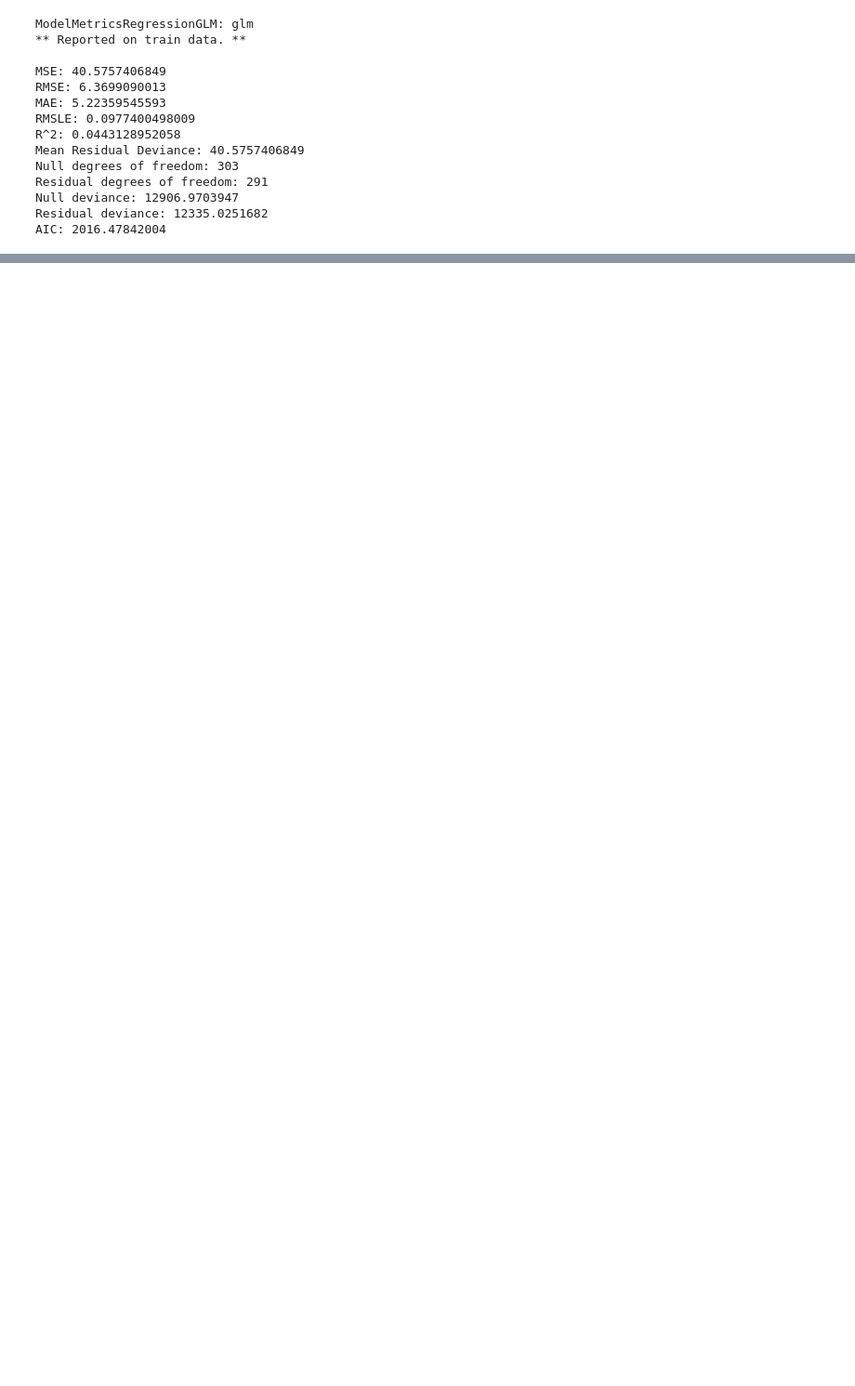
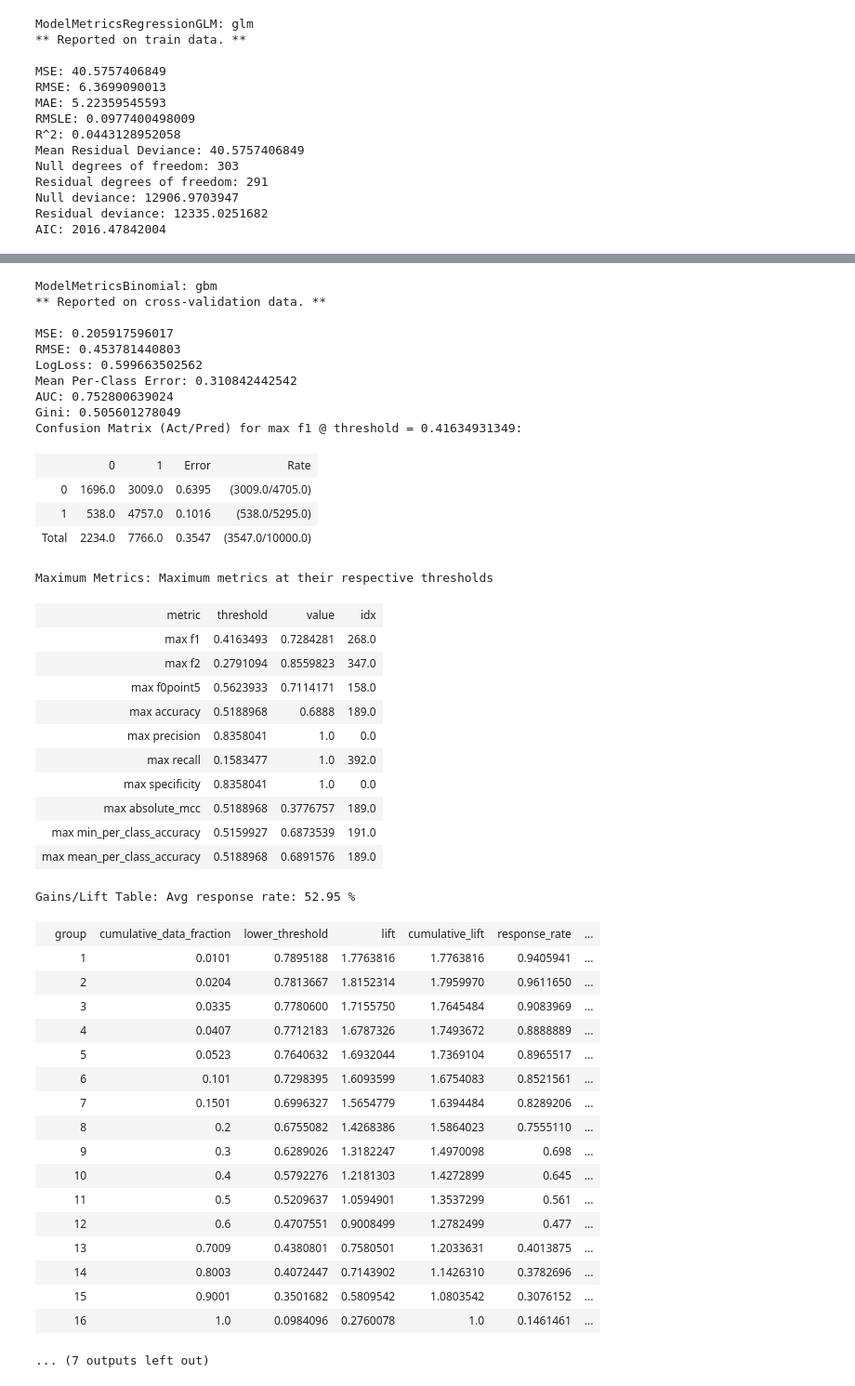
Before and after one commit to Kapetis/ST2, a Jupyter notebook: H2o Stacking method.ipynb, the cells around one changed output, grey strips where cells are left out. Shown at 93% size. Drawn from its saved outputs; the diff is of its cells as text; code cells hidden in the pictures; blank space fills up the shorter version.

```diff
--- a/H2o Stacking method.ipynb
+++ b/H2o Stacking method.ipynb
@@ -85,0 +506,3 @@ AIC: 2016.47842004
+# %%
+my_gbm
+# %% [output]
@@ -85,0 +558,45 @@ AIC: 2016.47842004
+ModelMetricsBinomial: gbm
+** Reported on cross-validation data. **
+
+MSE: 0.205917596017
+RMSE: 0.453781440803
+LogLoss: 0.599663502562
+Mean Per-Class Error: 0.310842442542
+AUC: 0.752800639024
+Gini: 0.505601278049
+Confusion Matrix (Act/Pred) for max f1 @ threshold = 0.41634931349:
+|  | 0 | 1 | Error | Rate |
+| 0 | 1696.0 | 3009.0 | 0.6395 | (3009.0/4705.0) |
+| 1 | 538.0 | 4757.0 | 0.1016 | (538.0/5295.0) |
+| Total | 2234.0 | 7766.0 | 0.3547 | (3547.0/10000.0) |
+Maximum Metrics: Maximum metrics at their respective thresholds
+| metric | threshold | value | idx |
+| max f1 | 0.4163493 | 0.7284281 | 268.0 |
+| max f2 | 0.2791094 | 0.8559823 | 347.0 |
+| max f0point5 | 0.5623933 | 0.7114171 | 158.0 |
+| max accuracy | 0.5188968 | 0.6888 | 189.0 |
+| max precision | 0.8358041 | 1.0 | 0.0 |
+| max recall | 0.1583477 | 1.0 | 392.0 |
+| max specificity | 0.8358041 | 1.0 | 0.0 |
+| max absolute_mcc | 0.5188968 | 0.3776757 | 189.0 |
+| max min_per_class_accuracy | 0.5159927 | 0.6873539 | 191.0 |
+| max mean_per_class_accuracy | 0.5188968 | 0.6891576 | 189.0 |
+Gains/Lift Table: Avg response rate: 52.95 %
+|  | group | cumulative_data_fraction | lower_threshold | lift | cumulative_lift | response_rate | ... |
+|  | 1 | 0.0101 | 0.7895188 | 1.7763816 | 1.7763816 | 0.9405941 | ... |
+|  | 2 | 0.0204 | 0.7813667 | 1.8152314 | 1.7959970 | 0.9611650 | ... |
+|  | 3 | 0.0335 | 0.7780600 | 1.7155750 | 1.7645484 | 0.9083969 | ... |
+|  | 4 | 0.0407 | 0.7712183 | 1.6787326 | 1.7493672 | 0.8888889 | ... |
+|  | 5 | 0.0523 | 0.7640632 | 1.6932044 | 1.7369104 | 0.8965517 | ... |
+|  | 6 | 0.101 | 0.7298395 | 1.6093599 | 1.6754083 | 0.8521561 | ... |
+|  | 7 | 0.1501 | 0.6996327 | 1.5654779 | 1.6394484 | 0.8289206 | ... |
+|  | 8 | 0.2 | 0.6755082 | 1.4268386 | 1.5864023 | 0.7555110 | ... |
+|  | 9 | 0.3 | 0.6289026 | 1.3182247 | 1.4970098 | 0.698 | ... |
+|  | 10 | 0.4 | 0.5792276 | 1.2181303 | 1.4272899 | 0.645 | ... |
+|  | 11 | 0.5 | 0.5209637 | 1.0594901 | 1.3537299 | 0.561 | ... |
+|  | 12 | 0.6 | 0.4707551 | 0.9008499 | 1.2782499 | 0.477 | ... |
+|  | 13 | 0.7009 | 0.4380801 | 0.7580501 | 1.2033631 | 0.4013875 | ... |
+|  | 14 | 0.8003 | 0.4072447 | 0.7143902 | 1.1426310 | 0.3782696 | ... |
+|  | 15 | 0.9001 | 0.3501682 | 0.5809542 | 1.0803542 | 0.3076152 | ... |
+|  | 16 | 1.0 | 0.0984096 | 0.2760078 | 1.0 | 0.1461461 | ... |
+... (7 outputs left out)
```
Also changed, not shown: parts of 10 cells of this notebook, 5 other files.
